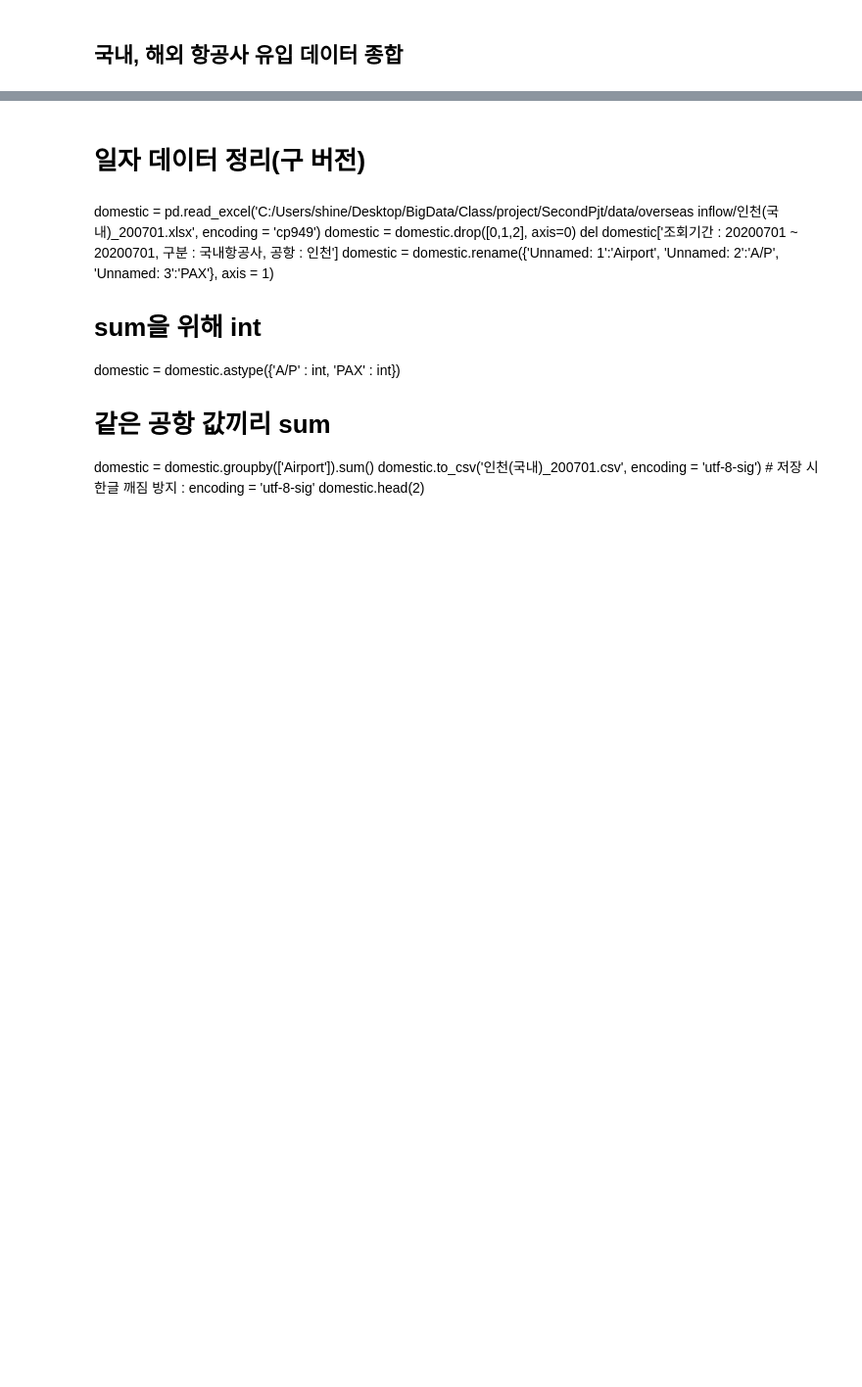
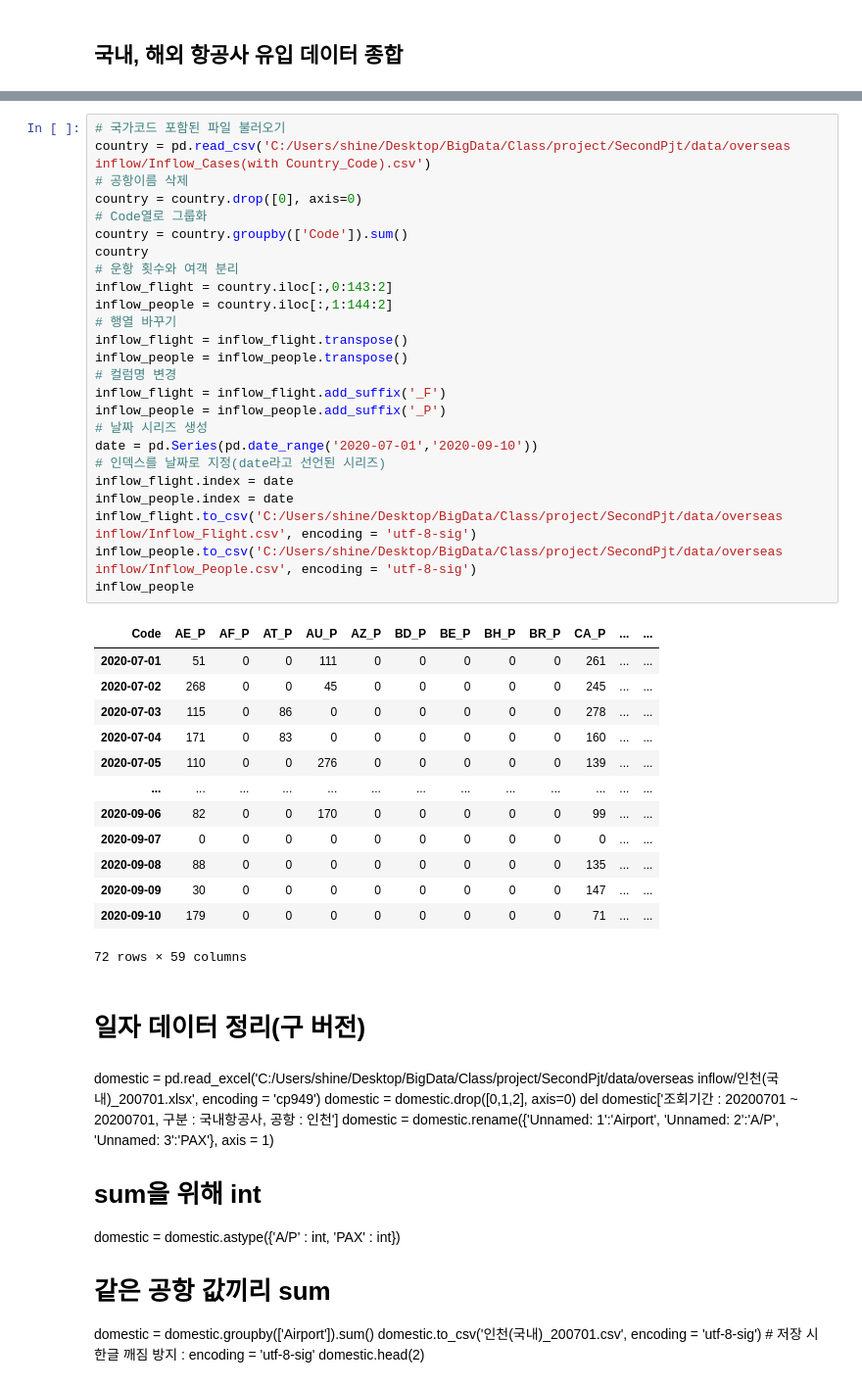
Before and after one commit to hwaneGithub/hwaneGithub.github.io, a Jupyter notebook: 국가별 유입량 데이터.ipynb, the cells around one changed output, grey strips where cells are left out. Shown: that part at 98% size. Cells and saved outputs as stored; diff of their text form; blank space fills up the shorter version.

```diff
--- a/국가별 유입량 데이터.ipynb
+++ b/국가별 유입량 데이터.ipynb
@@ -240,3 +242,42 @@ airport_list
+# %%
+# 국가코드 포함된 파일 불러오기
+country = pd.read_csv('C:/Users/shine/Desktop/BigData/Class/project/SecondPjt/data/overseas inflow/Inflow_Cases(with Country_Code).csv')
+# 공항이름 삭제
+country = country.drop([0], axis=0)
+# Code열로 그룹화
+country = country.groupby(['Code']).sum()
+country
+# 운항 횟수와 여객 분리
+inflow_flight = country.iloc[:,0:143:2]
+inflow_people = country.iloc[:,1:144:2]
+# 행열 바꾸기
+inflow_flight = inflow_flight.transpose()
+inflow_people = inflow_people.transpose()
+# 컬럼명 변경
+inflow_flight = inflow_flight.add_suffix('_F')
+inflow_people = inflow_people.add_suffix('_P')
+# 날짜 시리즈 생성
+date = pd.Series(pd.date_range('2020-07-01','2020-09-10'))
+# 인덱스를 날짜로 지정(date라고 선언된 시리즈)
+inflow_flight.index = date
+inflow_people.index = date
+inflow_flight.to_csv('C:/Users/shine/Desktop/BigData/Class/project/SecondPjt/data/overseas inflow/Inflow_Flight.csv', encoding = 'utf-8-sig')
+inflow_people.to_csv('C:/Users/shine/Desktop/BigData/Class/project/SecondPjt/data/overseas inflow/Inflow_People.csv', encoding = 'utf-8-sig')
+inflow_people
+# %% [output]
+| Code | AE_P | AF_P | AT_P | AU_P | AZ_P | BD_P | BE_P | BH_P | BR_P | CA_P | ... | ... |
+| 2020-07-01 | 51 | 0 | 0 | 111 | 0 | 0 | 0 | 0 | 0 | 261 | ... | ... |
+| 2020-07-02 | 268 | 0 | 0 | 45 | 0 | 0 | 0 | 0 | 0 | 245 | ... | ... |
+| 2020-07-03 | 115 | 0 | 86 | 0 | 0 | 0 | 0 | 0 | 0 | 278 | ... | ... |
+| 2020-07-04 | 171 | 0 | 83 | 0 | 0 | 0 | 0 | 0 | 0 | 160 | ... | ... |
+| 2020-07-05 | 110 | 0 | 0 | 276 | 0 | 0 | 0 | 0 | 0 | 139 | ... | ... |
+| ... | ... | ... | ... | ... | ... | ... | ... | ... | ... | ... | ... | ... |
+| 2020-09-06 | 82 | 0 | 0 | 170 | 0 | 0 | 0 | 0 | 0 | 99 | ... | ... |
+| 2020-09-07 | 0 | 0 | 0 | 0 | 0 | 0 | 0 | 0 | 0 | 0 | ... | ... |
+| 2020-09-08 | 88 | 0 | 0 | 0 | 0 | 0 | 0 | 0 | 0 | 135 | ... | ... |
+| 2020-09-09 | 30 | 0 | 0 | 0 | 0 | 0 | 0 | 0 | 0 | 147 | ... | ... |
+| 2020-09-10 | 179 | 0 | 0 | 0 | 0 | 0 | 0 | 0 | 0 | 71 | ... | ... |
+72 rows × 59 columns
 # %% [markdown]
 # 일자 데이터 정리(구 버전)
 # %% [markdown]
```
Also changed, not shown: parts of 4 cells of this notebook.
